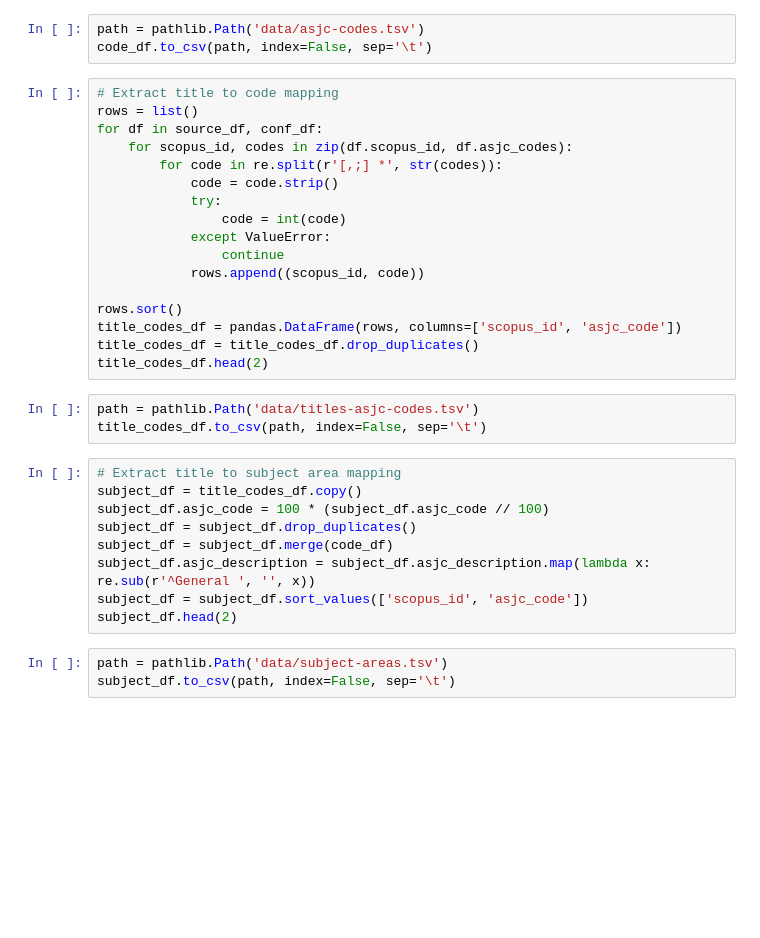
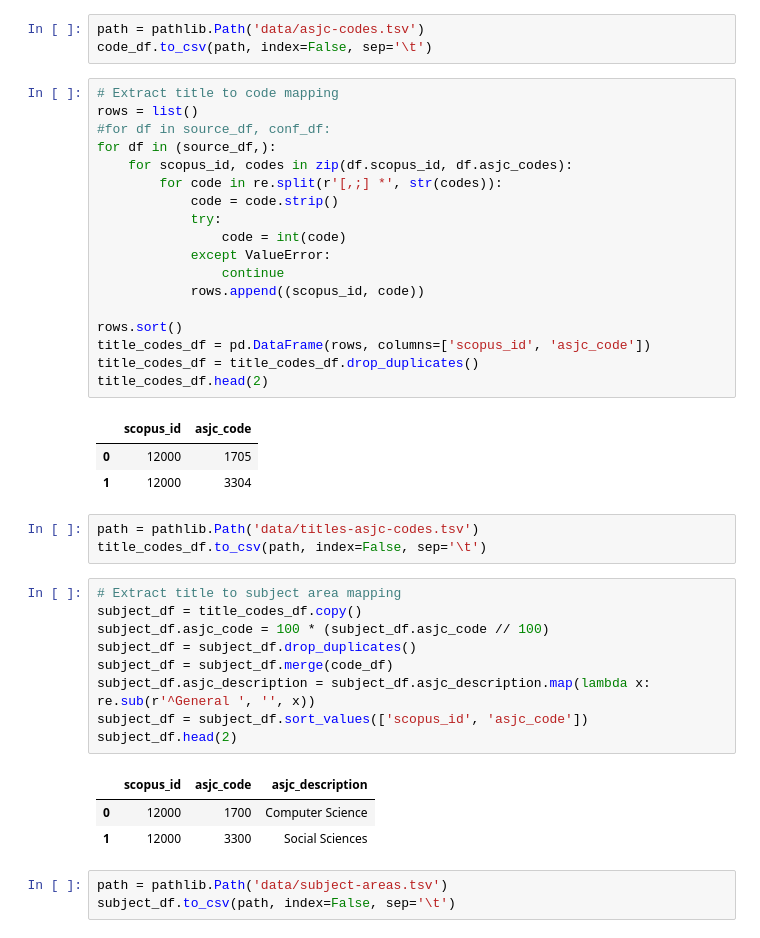
Before and after one commit to componavt/ProJouRu, a Jupyter notebook: src/1_process_titles.ipynb, the cells around one changed output. Drawn from its saved outputs; the diff is of its cells as text; blank space fills up the shorter version.

Commit message:
pandas -> pd

```diff
--- a/src/1_process_titles.ipynb
+++ b/src/1_process_titles.ipynb
@@ -120,20 +124,25 @@ code_df.to_csv(path, index=False, sep='\t')
 # %%
 # Extract title to code mapping
 rows = list()
-for df in source_df, conf_df:
+#for df in source_df, conf_df:
+for df in (source_df,):
     for scopus_id, codes in zip(df.scopus_id, df.asjc_codes):
         for code in re.split(r'[,;] *', str(codes)):
             code = code.strip()
             try:
                 code = int(code)
             except ValueError:
                 continue
             rows.append((scopus_id, code))
 
 rows.sort()
-title_codes_df = pandas.DataFrame(rows, columns=['scopus_id', 'asjc_code'])
+title_codes_df = pd.DataFrame(rows, columns=['scopus_id', 'asjc_code'])
 title_codes_df = title_codes_df.drop_duplicates()
 title_codes_df.head(2)
+# %% [output]
+|  | scopus_id | asjc_code |
+| 0 | 12000 | 1705 |
+| 1 | 12000 | 3304 |
 # %%
 path = pathlib.Path('data/titles-asjc-codes.tsv')
 title_codes_df.to_csv(path, index=False, sep='\t')
@@ -146,6 +155,10 @@ subject_df = subject_df.merge(code_df)
 subject_df.asjc_description = subject_df.asjc_description.map(lambda x: re.sub(r'^General ', '', x))
 subject_df = subject_df.sort_values(['scopus_id', 'asjc_code'])
 subject_df.head(2)
+# %% [output]
+|  | scopus_id | asjc_code | asjc_description |
+| 0 | 12000 | 1700 | Computer Science |
+| 1 | 12000 | 3300 | Social Sciences |
 # %%
 path = pathlib.Path('data/subject-areas.tsv')
 subject_df.to_csv(path, index=False, sep='\t')
```
Also changed, not shown: parts of 3 cells of this notebook.
